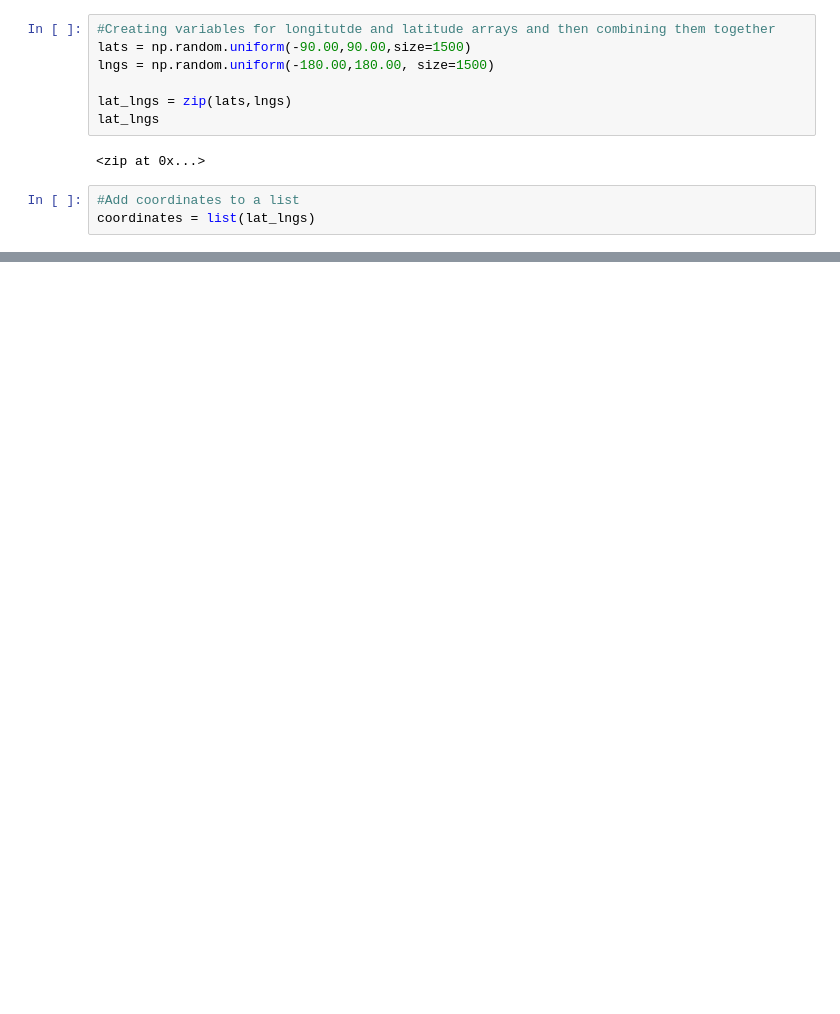
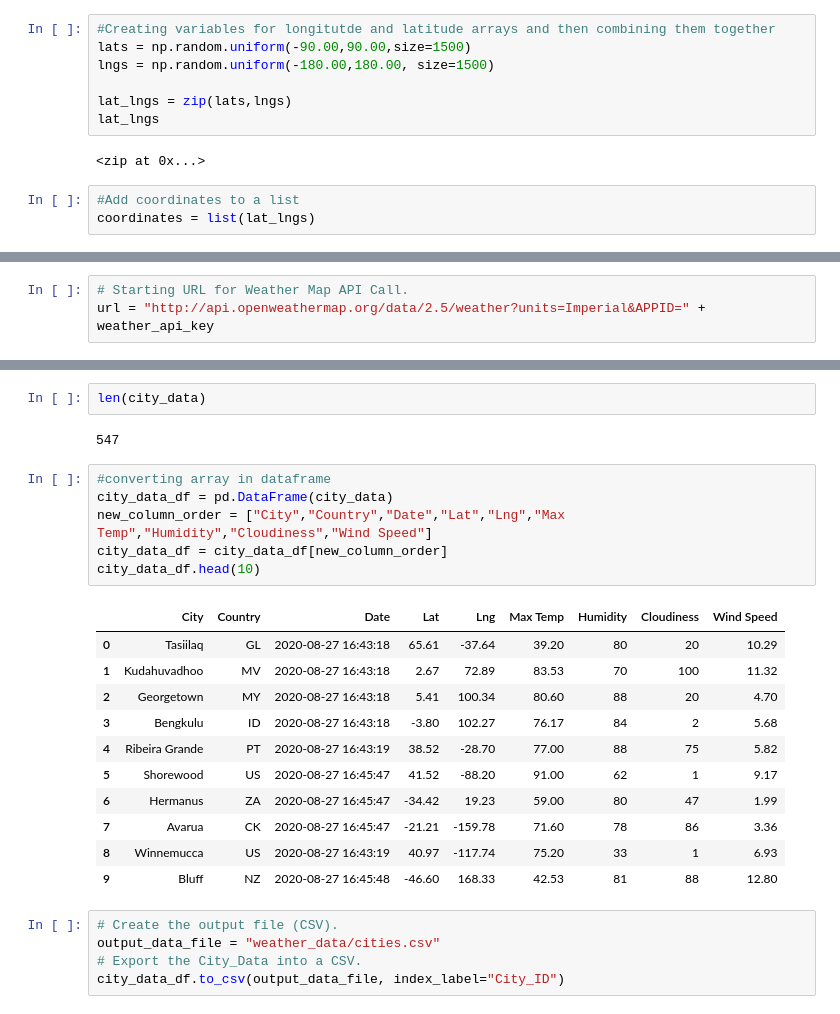
Before and after one commit to ramruph/World_Weather_Analysis, a Jupyter notebook: WeatherPy.ipynb, the cells around one changed output, grey strips where cells are left out. Saved outputs shown, nothing was run; the diff lists cells and outputs as text; blank space fills up the shorter version.

```diff
--- a/WeatherPy.ipynb
+++ b/WeatherPy.ipynb
@@ -32,0 +36,3 @@ len(cities)
+# %%
+# Starting URL for Weather Map API Call.
+url = "http://api.openweathermap.org/data/2.5/weather?units=Imperial&APPID=" + weather_api_key
@@ -32,0 +119,27 @@ len(cities)
+# %%
+len(city_data)
+# %% [output]
+547
+# %%
+#converting array in dataframe
+city_data_df = pd.DataFrame(city_data)
+new_column_order = ["City","Country","Date","Lat","Lng","Max Temp","Humidity","Cloudiness","Wind Speed"]
+city_data_df = city_data_df[new_column_order]
+city_data_df.head(10)
+# %% [output]
+|  | City | Country | Date | Lat | Lng | Max Temp | Humidity | Cloudiness | Wind Speed |
+| 0 | Tasiilaq | GL | 2020-08-27 16:43:18 | 65.61 | -37.64 | 39.20 | 80 | 20 | 10.29 |
+| 1 | Kudahuvadhoo | MV | 2020-08-27 16:43:18 | 2.67 | 72.89 | 83.53 | 70 | 100 | 11.32 |
+| 2 | Georgetown | MY | 2020-08-27 16:43:18 | 5.41 | 100.34 | 80.60 | 88 | 20 | 4.70 |
+| 3 | Bengkulu | ID | 2020-08-27 16:43:18 | -3.80 | 102.27 | 76.17 | 84 | 2 | 5.68 |
+| 4 | Ribeira Grande | PT | 2020-08-27 16:43:19 | 38.52 | -28.70 | 77.00 | 88 | 75 | 5.82 |
+| 5 | Shorewood | US | 2020-08-27 16:45:47 | 41.52 | -88.20 | 91.00 | 62 | 1 | 9.17 |
+| 6 | Hermanus | ZA | 2020-08-27 16:45:47 | -34.42 | 19.23 | 59.00 | 80 | 47 | 1.99 |
+| 7 | Avarua | CK | 2020-08-27 16:45:47 | -21.21 | -159.78 | 71.60 | 78 | 86 | 3.36 |
+| 8 | Winnemucca | US | 2020-08-27 16:43:19 | 40.97 | -117.74 | 75.20 | 33 | 1 | 6.93 |
+| 9 | Bluff | NZ | 2020-08-27 16:45:48 | -46.60 | 168.33 | 42.53 | 81 | 88 | 12.80 |
+# %%
+# Create the output file (CSV).
+output_data_file = "weather_data/cities.csv"
+# Export the City_Data into a CSV.
+city_data_df.to_csv(output_data_file, index_label="City_ID")
```
Also changed, not shown: parts of 3 cells of this notebook, 3 other files.
